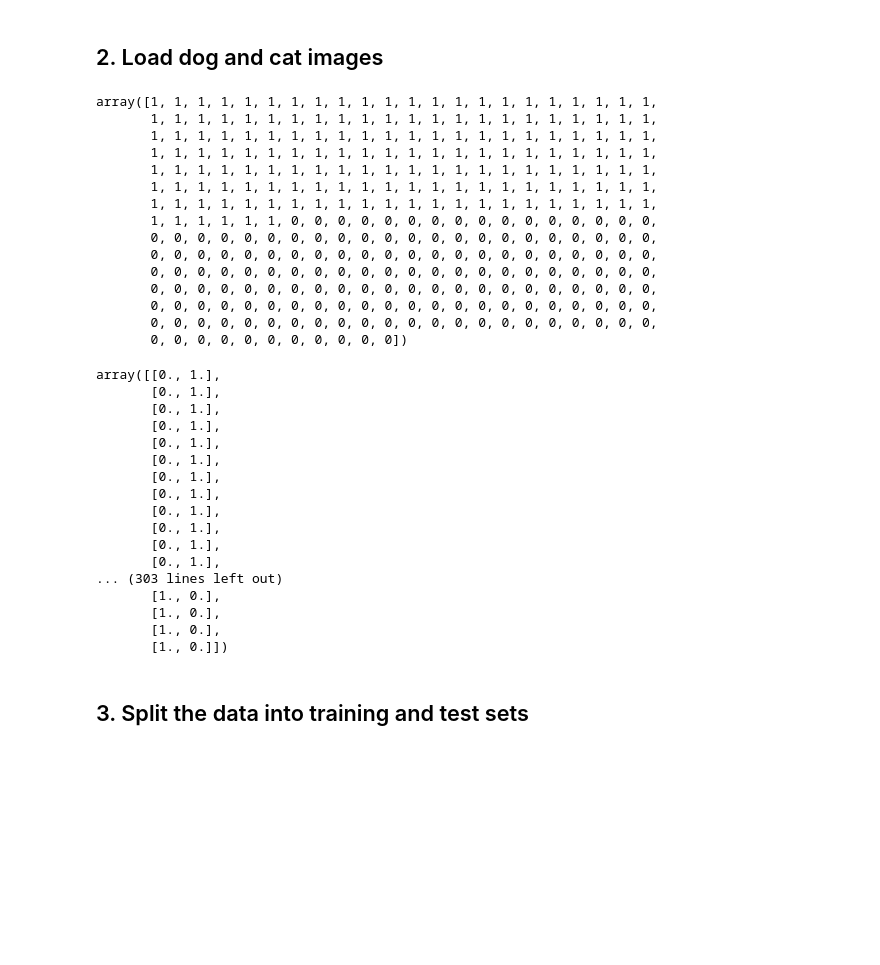
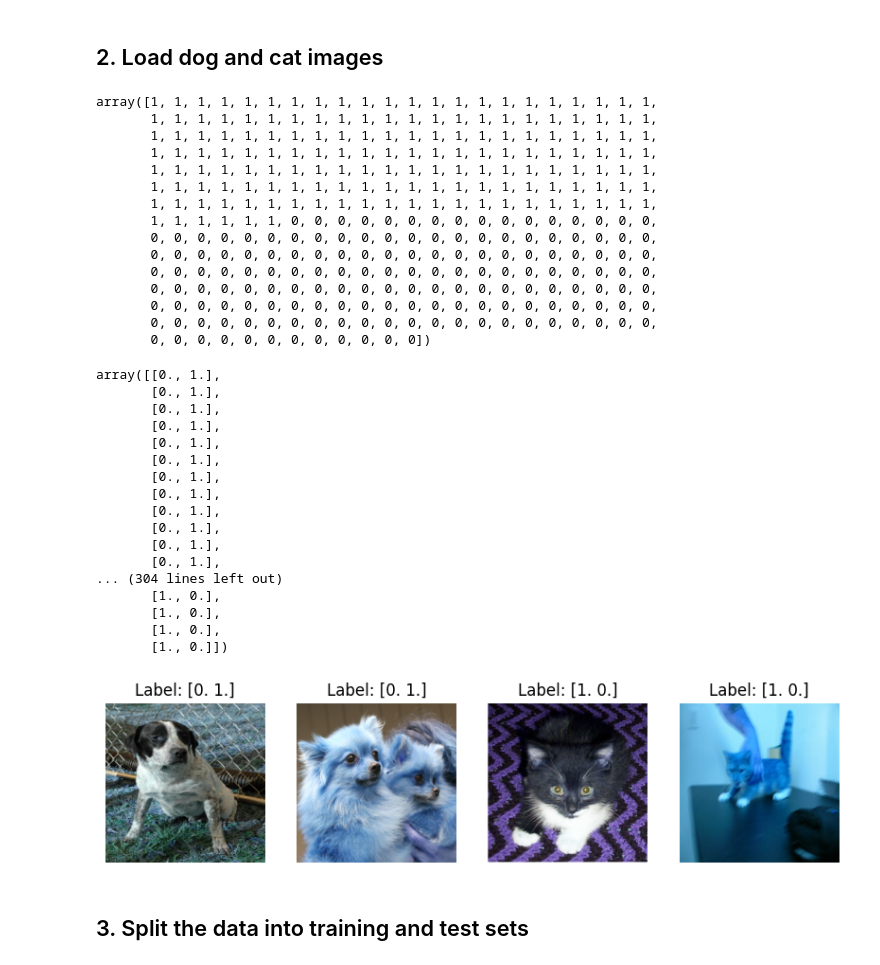
Before and after one commit to eugeniomorocho/ArtificialIntelligence, a Jupyter notebook: Unit 6. Neural Models, Vision, and Foundation Models/6.3 Convolutional Neural Networks (CNN)/6.3.1 Image classification/Dogs vs. Cats Image Classification with VGG16.ipynb, the cells around one changed output. Saved outputs shown, nothing was run; the diff lists cells and outputs as text; code cells hidden in the pictures; blank space fills up the shorter version.

```diff
--- a/Unit 6. Neural Models, Vision, and Foundation Models/6.3 Convolutional Neural Networks (CNN)/6.3.1 Image classification/Dogs vs. Cats Image Classification with VGG16.ipynb
+++ b/Unit 6. Neural Models, Vision, and Foundation Models/6.3 Convolutional Neural Networks (CNN)/6.3.1 Image classification/Dogs vs. Cats Image Classification with VGG16.ipynb
@@ -77,8 +74,8 @@ def load_images(folder):
     return images, labels
 
 # Load images and labels from both classes
-dogs_images, dogs_labels = load_images('/Users/eugenio/Documents/Notebooks_ArtificialIntelligence/5. Computer Vision/Data Bases/Dog_reduced')
-cats_images, cats_labels = load_images('/Users/eugenio/Documents/Notebooks_ArtificialIntelligence/5. Computer Vision/Data Bases/Cat_reduced')
+dogs_images, dogs_labels = load_images('/Users/eugenio/Documents/ArtificialIntelligence/Datasets/catsvsdogs/Dog_reduced')
+cats_images, cats_labels = load_images('/Users/eugenio/Documents/ArtificialIntelligence/Datasets/catsvsdogs/Cat_reduced')
 
 images = np.array(dogs_images + cats_images)
 labels = np.array(dogs_labels + cats_labels)
@@ -98,11 +95,13 @@ array([1, 1, 1, 1, 1, 1, 1, 1, 1, 1, 1, 1, 1, 1, 1, 1, 1, 1, 1, 1, 1, 1,
        0, 0, 0, 0, 0, 0, 0, 0, 0, 0, 0, 0, 0, 0, 0, 0, 0, 0, 0, 0, 0, 0,
        0, 0, 0, 0, 0, 0, 0, 0, 0, 0, 0, 0, 0, 0, 0, 0, 0, 0, 0, 0, 0, 0,
        0, 0, 0, 0, 0, 0, 0, 0, 0, 0, 0, 0, 0, 0, 0, 0, 0, 0, 0, 0, 0, 0,
-       0, 0, 0, 0, 0, 0, 0, 0, 0, 0, 0])
+       0, 0, 0, 0, 0, 0, 0, 0, 0, 0, 0, 0])
 # %%
 from keras.utils import to_categorical
 
 # Convert binary labels to one-hot encoded vectors
+# 1 -> [0, 1] (Dog)
+# 0 -> [1, 0] (Cat)
 labels = to_categorical(labels)
 labels
 # %% [output]
@@ -118,11 +117,28 @@ array([[0., 1.],
        [0., 1.],
        [0., 1.],
        [0., 1.],
-... (303 lines left out)
+... (304 lines left out)
        [1., 0.],
        [1., 0.],
        [1., 0.],
        [1., 0.]])
+# %%
+# Show the first 2 and last 2 images with their corresponding categorical labels
+plt.figure(figsize=(10, 5))
+
+for i in range(2):
+    plt.subplot(1, 4, i + 1) # 1 row, 4 columns, position i+1
+    plt.imshow(images[i]) # Display the image at index i
+    plt.title(f'Label: {labels[i]}')
+    plt.axis('off')
+
+for i in range(2):
+    plt.subplot(1, 4, i + 3)
+    plt.imshow(images[-(i + 1)])
+    plt.title(f'Label: {labels[-(i + 1)]}')
+    plt.axis('off')
+# %% [output]
+[figure, added]
 # %% [markdown]
 ## 3. Split the data into training and test sets
 # %%
```
Also changed, not shown: parts of 8 cells of this notebook, 6 other files.
